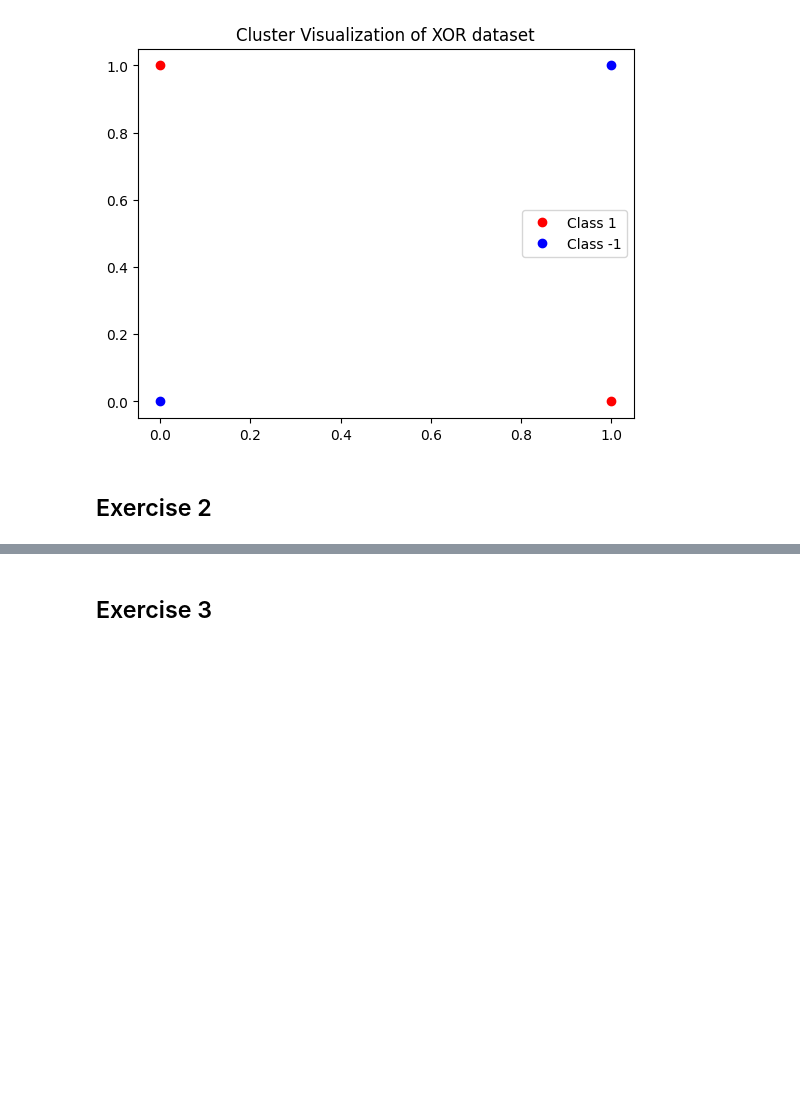
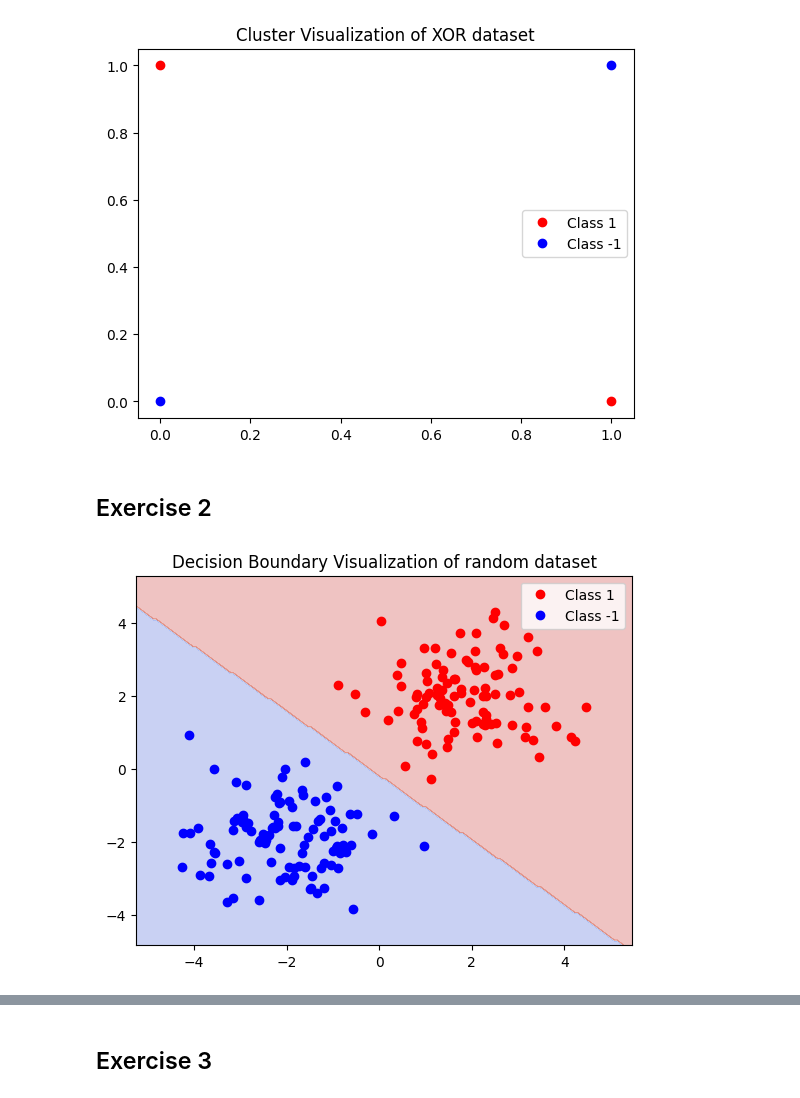
Before and after one commit to mahsaama/NeuralNetworks, a Jupyter notebook: Assignment1/assignment1.ipynb, the cells around one changed output, grey strips where cells are left out. Saved outputs shown, nothing was run; the diff lists cells and outputs as text; code cells hidden in the pictures; blank space fills up the shorter version.

```diff
--- a/Assignment1/assignment1.ipynb
+++ b/Assignment1/assignment1.ipynb
@@ -78,3 +79,48 @@ cluster_visualization(X, y, title="XOR")
 [figure]
 # %% [markdown]
 ## Exercise 2
+# %%
+from sklearn.svm import LinearSVC
+
+def linear_decision_boundary_finder(X, y, max_iter=1000, C=1.0):
+    svm_model = LinearSVC(random_state=seed, max_iter=max_iter, C=C)
+
+    # Fitting the model to the points and their classes
+    svm_model.fit(X, y.flatten())
+
+    # SVM model coefficients and intercept
+    coef = svm_model.coef_[0]
+    intercept = svm_model.intercept_[0]
+
+    return coef, intercept
+# %%
+def decision_boundary_visualization(X, y, coef, intercept, title=""):
+    # Separating points based on their classes
+    X1 = X[y[:, 0] == 1] # for class == 1
+    X2 = X[y[:, 0] == -1] # for class == -1
+
+    # Plot the points
+    plt.plot(X1[:, 0], X1[:, 1], 'ro', label="Class 1")  # red for class 1
+    plt.plot(X2[:, 0], X2[:, 1], 'bo', label="Class -1")  # blue for class -1
+
+    # Create a meshgrid to plot decision regions
+    x_min, x_max = X[:, 0].min() - 1, X[:, 0].max() + 1
+    y_min, y_max = X[:, 1].min() - 1, X[:, 1].max() + 1
+    xx, yy = np.meshgrid(np.linspace(x_min, x_max, 200), np.linspace(y_min, y_max, 200))
+
+    # Calculate class of each point in the meshgrid
+    Z = coef[0] * xx + coef[1] * yy + intercept
+    Z = np.sign(Z)
+
+    # Plot decision regions
+    plt.contourf(xx, yy, Z, alpha=0.3, cmap=plt.cm.coolwarm)
+
+    plt.title(f'Decision Boundary Visualization of {title} dataset')
+    plt.legend()
+    plt.show()
+# %%
+X, y = random_data_generator()
+coef, intercept = linear_decision_boundary_finder(X, y)
+decision_boundary_visualization(X, y, coef, intercept, "random")
+# %% [output]
+[figure, added]
```
Also changed, not shown: parts of 8 cells of this notebook.
